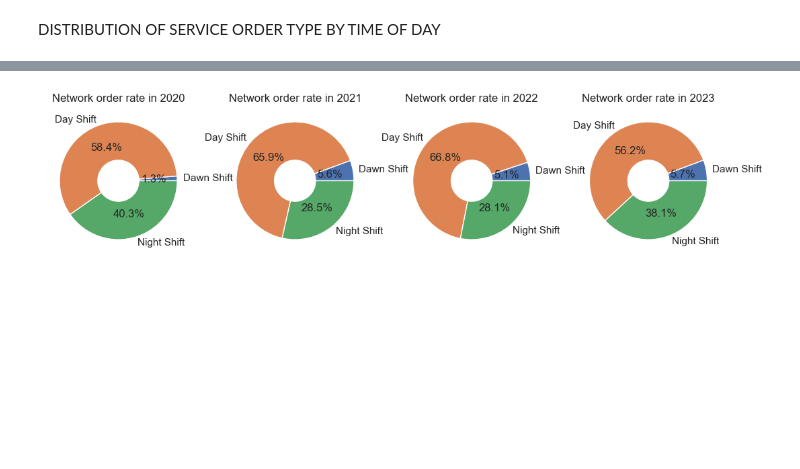
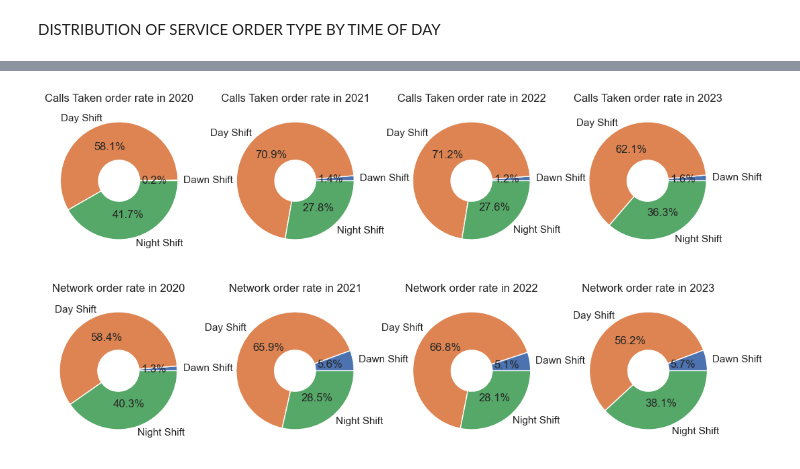
Before and after one commit to erickvieiras/callcenter_performance, a Jupyter notebook: notebook/callcenter.ipynb, the cells around one changed output, grey strips where cells are left out. Saved outputs shown, nothing was run; the diff lists cells and outputs as text; code cells hidden in the pictures; blank space fills up the shorter version.

```diff
--- a/notebook/callcenter.ipynb
+++ b/notebook/callcenter.ipynb
@@ -898,3 +854,31 @@ DISTRIBUTION OF SERVICE ORDER TYPE BY TIME OF DAY
+# %%
+plt.subplot(1,4,1)
+aux1 = df5.loc[df5['year'] == 2020]
+aux1 = aux1.groupby('day_period')['calls_taken'].sum().reset_index()
+plt.pie(aux1['calls_taken'], labels=aux1['day_period'], autopct='%1.1f%%', wedgeprops=dict(width=0.65))
+plt.title('Calls Taken order rate in 2020')
+
+plt.subplot(1,4,2)
+aux2 = df5.loc[df5['year'] == 2021]
+aux2 = aux2.groupby('day_period')['calls_taken'].sum().reset_index()
+plt.pie(aux2['calls_taken'], labels=aux2['day_period'], autopct='%1.1f%%', wedgeprops=dict(width=0.65))
+plt.title('Calls Taken order rate in 2021')
+
+plt.subplot(1,4,3)
+aux3 = df5.loc[df5['year'] == 2022]
+aux3 = aux3.groupby('day_period')['calls_taken'].sum().reset_index()
+plt.pie(aux3['calls_taken'], labels=aux3['day_period'], autopct='%1.1f%%', wedgeprops=dict(width=0.65))
+plt.title('Calls Taken order rate in 2022')
+
+plt.subplot(1,4,4)
+aux4 = df5.loc[df5['year'] == 2023]
+aux4 = aux4.groupby('day_period')['calls_taken'].sum().reset_index()
+plt.pie(aux4['calls_taken'], labels=aux4['day_period'], autopct='%1.1f%%', wedgeprops=dict(width=0.65))
+plt.title('Calls Taken order rate in 2023')
+
+plt.show()
+# %% [output]
+[figure, added]
 # %%
 plt.subplot(1,4,1)
 aux1 = df5.loc[df5['year'] == 2020]
```
Also changed, not shown: parts of 8 cells of this notebook.
